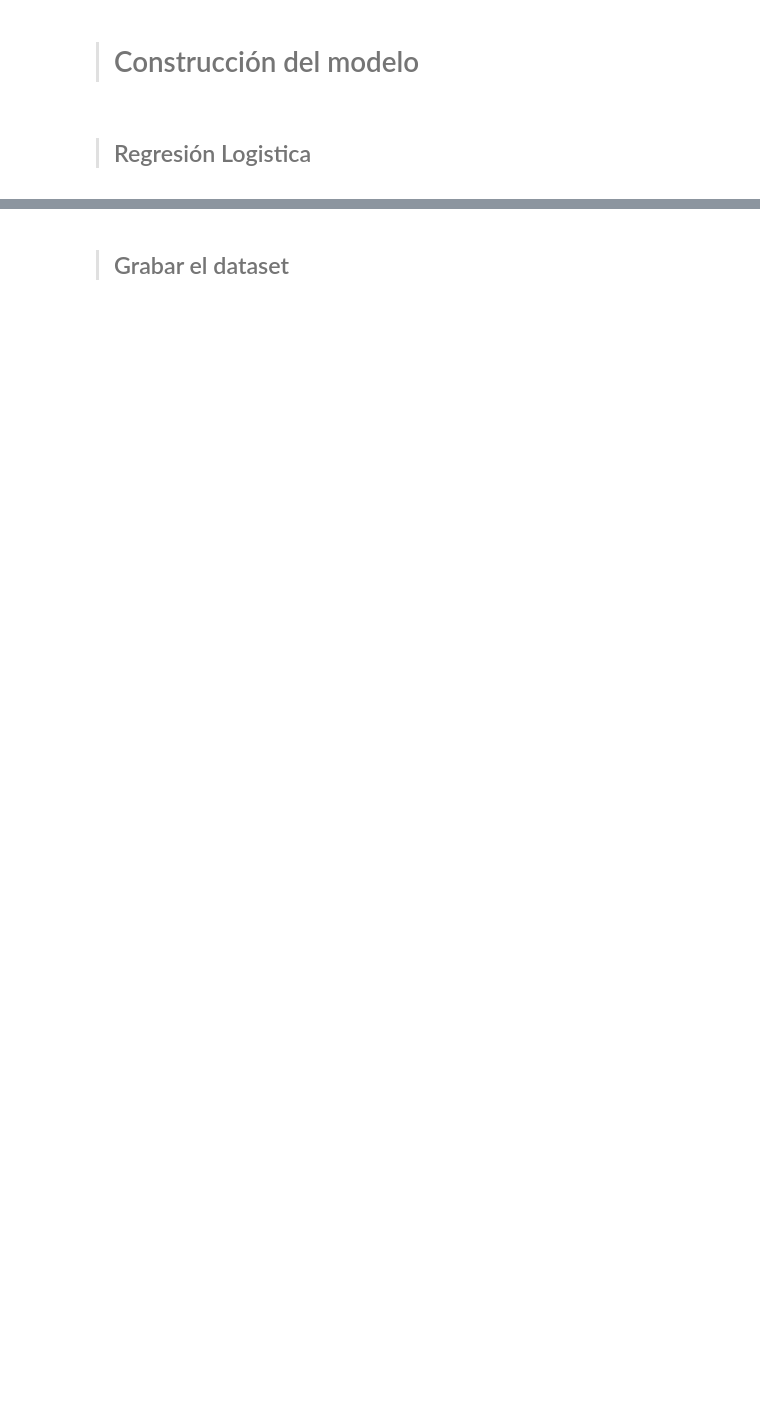
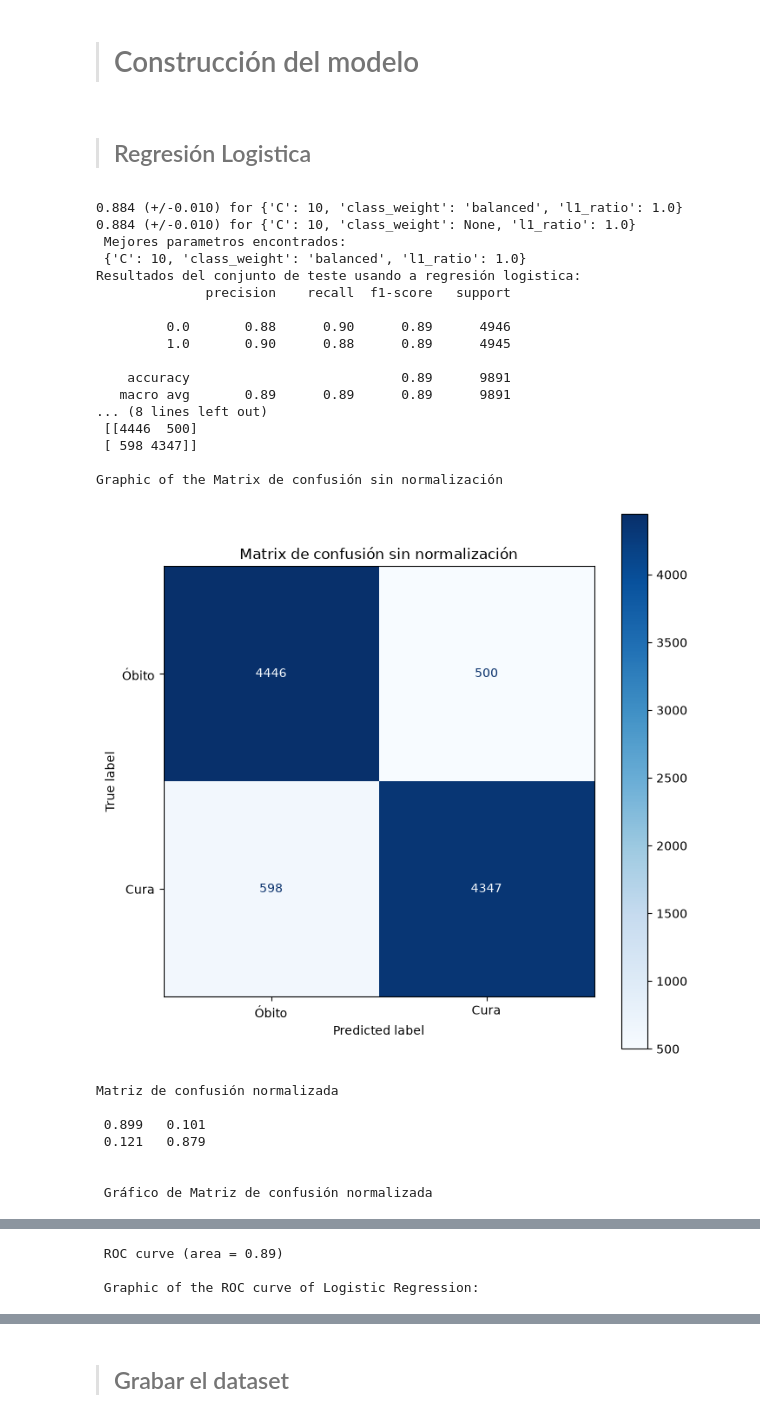
Before and after one commit to zavaleta/Mineria_de_datos, a Jupyter notebook: clasificacion_algoritmos.ipynb, the cells around one changed output, grey strips where cells are left out. Saved outputs shown, nothing was run; the diff lists cells and outputs as text; code cells hidden in the pictures; blank space fills up the shorter version.

```diff
--- a/clasificacion_algoritmos.ipynb
+++ b/clasificacion_algoritmos.ipynb
@@ -212,7 +229,7 @@ plot_mapa_calor_corr(corr_matrix, 'Correlação de Spearman')
 #X = dados.iloc[:,0:21]
 #y = dados.iloc[:,21]
 # Definindo conjunto X e Y
-X = data.drop(axis=1, columns=[objetivo]).copy()  # todas las columnas menos la columna ´EVOLUCAO´
+X = data.drop(columns=[objetivo]).copy()  # todas las columnas menos la columna ´EVOLUCAO´
 y = data[objetivo].copy()                         # copia columna objetivo
 # %%
 # Fazendo a divisão estratificada 70/30
@@ -399,9 +426,40 @@ def hiperparameters_LogisticR_gridSearchCV(X_train, y_train, X_test, y_test, par
 # %%
 # Logistic Regression GridSearchCV
 log_reg_name=['LR Vacinas COVID-19']
-log_reg_params={'C': [0.001, 0.01, 0.025, 0.1, 1, 5, 10],
-                'l1_ratio': [0, 0.1, 0.2, 0.3, 0.4, 0.5, 0.6, 0.7, 0.8, 0.9, 1.0],
+# usar con GridSearchCV
+#log_reg_params={'C': [0.001, 0.01, 0.025, 0.1, 1, 5, 10],
+#                'l1_ratio': [0, 0.1, 0.2, 0.3, 0.4, 0.5, 0.6, 0.7, 0.8, 0.9, 1.0],
+#                'class_weight': ['balanced',None]}
+# uso simples
+log_reg_params={'C': [10],
+                'l1_ratio': [1.0],
                 'class_weight': ['balanced',None]}
 
 log_reg_filename = 'metricas/data_logistic_regression.txt'
 hiperparameters_LogisticR_gridSearchCV(X_train,y_train, X_test, y_test, log_reg_params, log_reg_filename, log_reg_name)
+# %% [output]
+0.884 (+/-0.010) for {'C': 10, 'class_weight': 'balanced', 'l1_ratio': 1.0}
+0.884 (+/-0.010) for {'C': 10, 'class_weight': None, 'l1_ratio': 1.0}
+ Mejores parametros encontrados:
+ {'C': 10, 'class_weight': 'balanced', 'l1_ratio': 1.0}
+Resultados del conjunto de teste usando a regresión logistica:
+              precision    recall  f1-score   support
+
+         0.0       0.88      0.90      0.89      4946
+         1.0       0.90      0.88      0.89      4945
+
+    accuracy                           0.89      9891
+   macro avg       0.89      0.89      0.89      9891
+... (8 lines left out)
+ [[4446  500]
+ [ 598 4347]]
+
+Graphic of the Matrix de confusión sin normalización
+[figure, added]
+Matriz de confusión normalizada
+
+ 0.899   0.101
+ 0.121   0.879
+
+
+ Gráfico de Matriz de confusión normalizada
@@ -407,0 +467,3 @@ hiperparameters_LogisticR_gridSearchCV(X_train,y_train, X_test, y_test, log_reg_
+ ROC curve (area = 0.89)
+
+ Graphic of the ROC curve of Logistic Regression:
```
Also changed, not shown: parts of 13 cells of this notebook.
